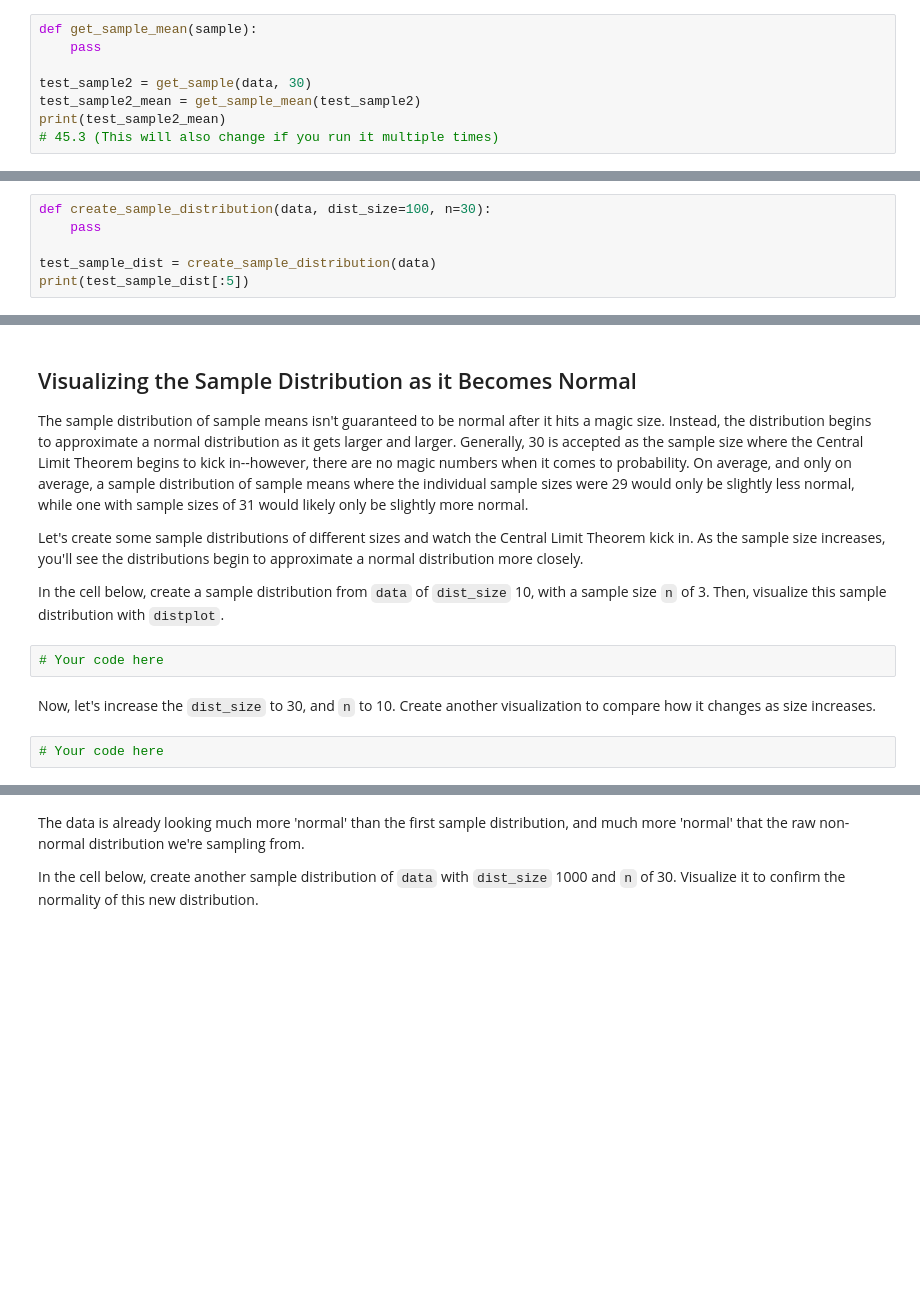
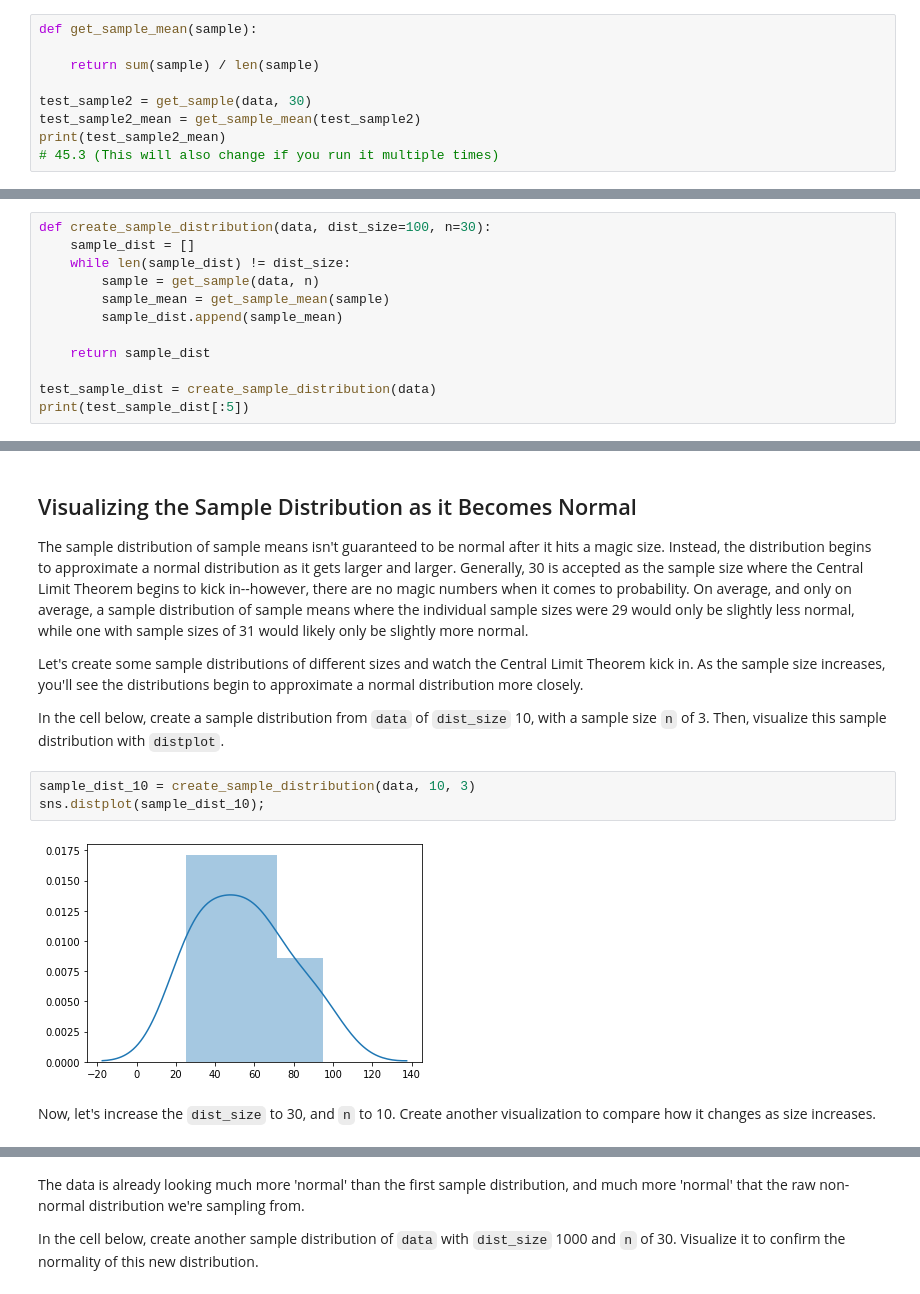
Before and after one commit to kagada01/dsc-central-limit-theorem-lab-online-ds-sp-000, a Jupyter notebook: index.ipynb, the cells around one changed output, grey strips where cells are left out. Drawn from its saved outputs; the diff is of its cells as text; blank space fills up the shorter version.

```diff
--- a/index.ipynb
+++ b/index.ipynb
@@ -89,7 +89,8 @@ print(test_sample[:5])
 Next, we'll write another helper function that takes in a sample and returns the mean of that sample.
 # %%
 def get_sample_mean(sample):
-    pass
+
+    return sum(sample) / len(sample)
 
 test_sample2 = get_sample(data, 30)
 test_sample2_mean = get_sample_mean(test_sample2)
@@ -103,7 +106,13 @@ Now that we have helper functions to help us sample with replacement and calcula
 In the cell below, write a function that takes in 3 arguments: the dataset, the size of the distribution to create, and the size of each individual sample. The function should return a sample distribution of sample means of the given size.
 # %%
 def create_sample_distribution(data, dist_size=100, n=30):
-    pass
+    sample_dist = []
+    while len(sample_dist) != dist_size:
+        sample = get_sample(data, n)
+        sample_mean = get_sample_mean(sample)
+        sample_dist.append(sample_mean)
+
+    return sample_dist
 
 test_sample_dist = create_sample_distribution(data)
 print(test_sample_dist[:5])
@@ -115,9 +126,10 @@ The sample distribution of sample means isn't guaranteed to be normal after it h
 Let's create some sample distributions of different sizes and watch the Central Limit Theorem kick in. As the sample size increases, you'll see the distributions begin to approximate a normal distribution more closely.
 
 In the cell below, create a sample distribution from `data` of `dist_size` 10, with a sample size `n` of 3. Then, visualize this sample distribution with `distplot`.
-# %%
-# Your code here
+# %%
+sample_dist_10 = create_sample_distribution(data, 10, 3)
+sns.distplot(sample_dist_10);
+# %% [output]
+[figure, added]
 # %% [markdown]
 Now, let's increase the `dist_size` to 30, and `n` to 10.  Create another visualization to compare how it changes as size increases.
-# %%
-# Your code here
```
Also changed, not shown: parts of 6 cells of this notebook.
